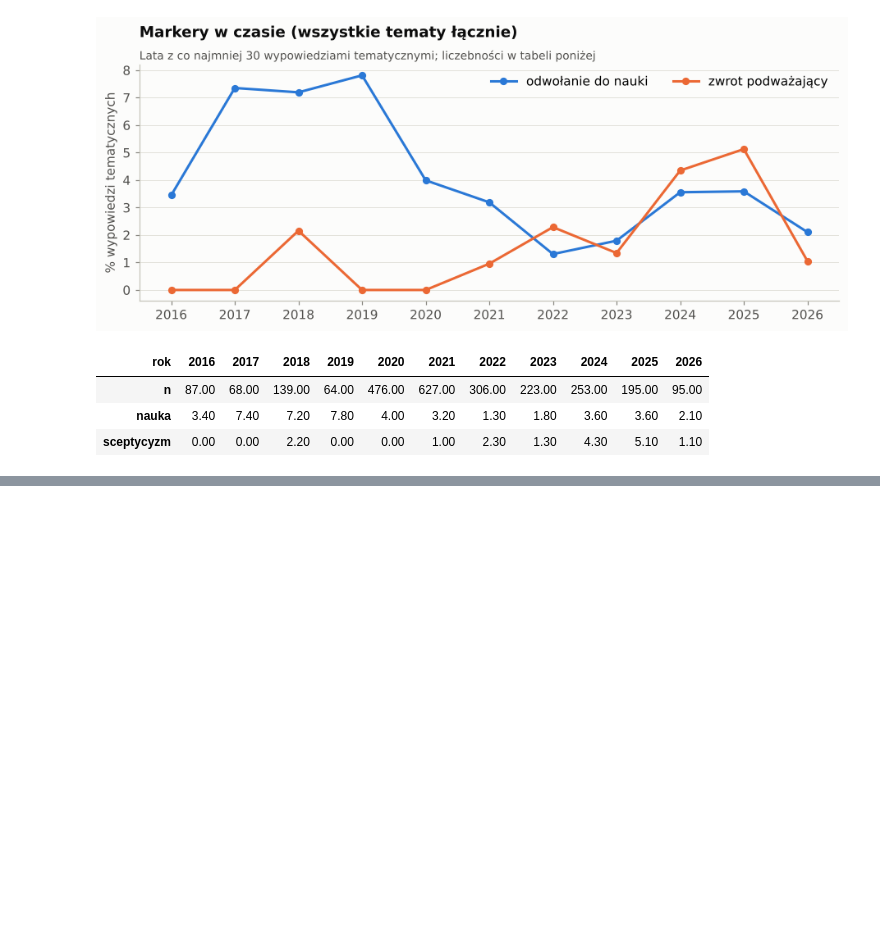
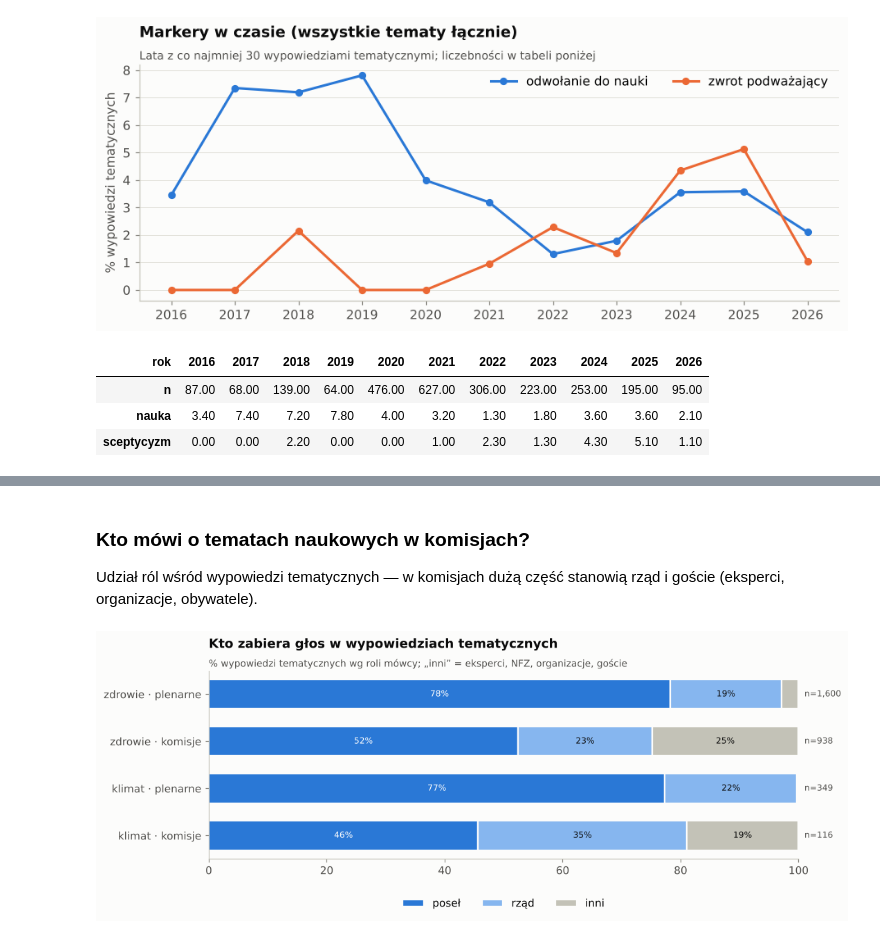
Before and after one commit to Filpus/AMC, a Jupyter notebook: notebooks/01_eda_wypowiedzi.ipynb, the cells around one changed output, grey strips where cells are left out. Cells and saved outputs as stored; diff of their text form; code cells hidden in the pictures; blank space fills up the shorter version.

```diff
--- a/notebooks/01_eda_wypowiedzi.ipynb
+++ b/notebooks/01_eda_wypowiedzi.ipynb
@@ -795,0 +914,31 @@ rok.T.round(1)
+# %% [markdown]
+### Kto mówi o tematach naukowych w komisjach?
+Udział ról wśród wypowiedzi tematycznych — w komisjach dużą część stanowią rząd i goście (eksperci, organizacje, obywatele).
+# %%
+ROLE = ["poseł", "rząd", "inni"]
+ROLE_KOLOR = {"poseł": ACCENT, "rząd": "#86b6ef", "inni": "#c3c2b7"}
+wiersze = {}
+for nazwa, kol_t in [("zdrowie", "zdrowie_tem"), ("klimat", "klimat_tem")]:
+    wiersze[f"{nazwa} · plenarne"] = m.loc[m[kol_t], "rola"].value_counts(normalize=True)
+    wiersze[f"{nazwa} · komisje"] = km.loc[km[kol_t], "rola"].value_counts(normalize=True)
+rt = pd.DataFrame(wiersze).T.reindex(columns=ROLE).fillna(0) * 100
+n_rt = {f"{n} · {src}": (d[d[c]]).shape[0] for n, c in [("zdrowie", "zdrowie_tem"), ("klimat", "klimat_tem")]
+        for src, d in [("plenarne", m), ("komisje", km)]}
+
+fig, ax = plt.subplots(figsize=(10, 3.2))
+left = np.zeros(len(rt))
+for r in ROLE:
+    ax.barh(range(len(rt)), rt[r], left=left, color=ROLE_KOLOR[r], height=0.62, edgecolor=SURF, linewidth=1.5, label=r)
+    for i, (l, w) in enumerate(zip(left, rt[r])):
+        if w >= 7:
+            ax.text(l + w / 2, i, f"{w:.0f}%", ha="center", va="center", fontsize=8, color="white" if r == "poseł" else INK)
+    left += rt[r].values
+for i, idx in enumerate(rt.index):
+    ax.text(101, i, f"n={n_rt[idx]:,}", va="center", fontsize=8, color=INK2)
+ax.set_yticks(range(len(rt)), rt.index); ax.invert_yaxis(); ax.set_xlim(0, 100); ax.grid(False)
+ax.legend(loc="lower center", ncol=3, bbox_to_anchor=(0.5, -0.32))
+ax.set_title("Kto zabiera głos w wypowiedziach tematycznych")
+subtitle(ax, "% wypowiedzi tematycznych wg roli mówcy; „inni” = eksperci, NFZ, organizacje, goście")
+save(fig, "16_komisje_role"); plt.show()
+# %% [output]
+[figure, added]
```
Also changed, not shown: parts of 12 cells of this notebook, 7 other files.
